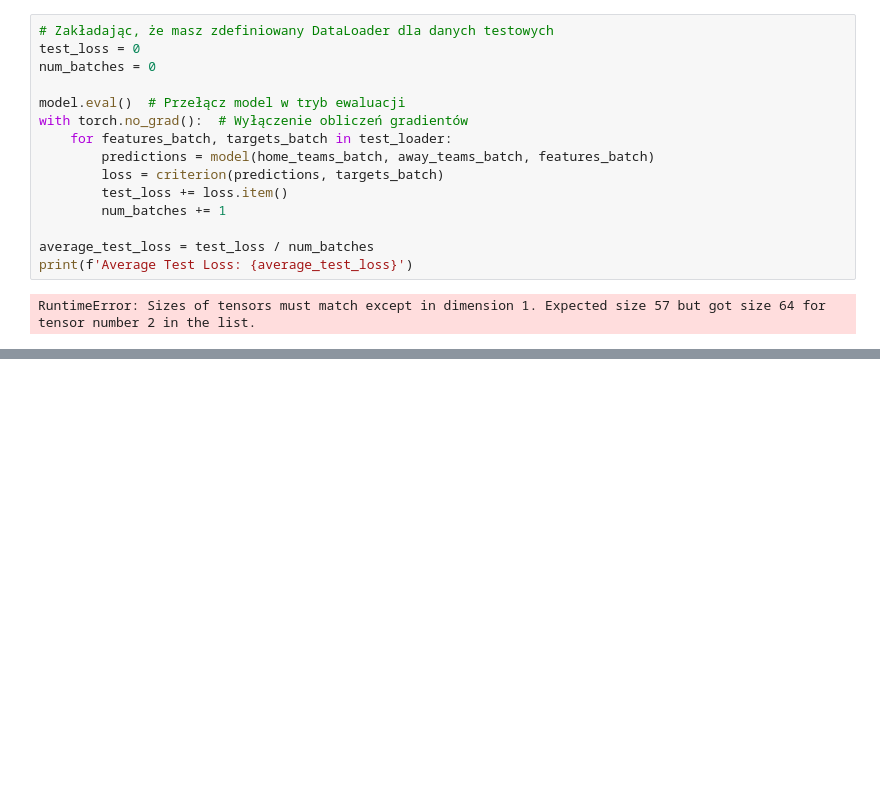
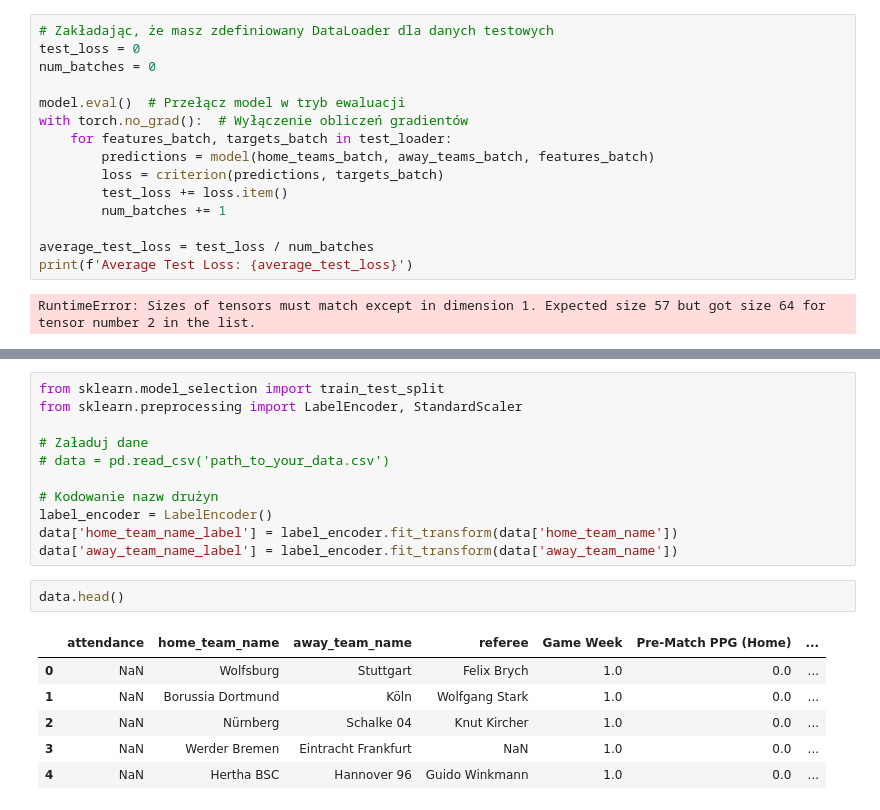
Before and after one commit to lukaszlewickii/football_games_predictor, a Jupyter notebook: data_preparation.ipynb, the cells around one changed output, grey strips where cells are left out. Saved outputs shown, nothing was run; the diff lists cells and outputs as text; blank space fills up the shorter version.

```diff
--- a/data_preparation.ipynb
+++ b/data_preparation.ipynb
@@ -576,0 +638,20 @@ RuntimeError: Sizes of tensors must match except in dimension 1. Expected size 5
+# %%
+from sklearn.model_selection import train_test_split
+from sklearn.preprocessing import LabelEncoder, StandardScaler
+
+# Załaduj dane
+# data = pd.read_csv('path_to_your_data.csv')
+
+# Kodowanie nazw drużyn
+label_encoder = LabelEncoder()
+data['home_team_name_label'] = label_encoder.fit_transform(data['home_team_name'])
+data['away_team_name_label'] = label_encoder.fit_transform(data['away_team_name'])
+# %%
+data.head()
+# %% [output]
+|  | attendance | home_team_name | away_team_name | referee | Game Week | Pre-Match PPG (Home) | ... |
+| 0 | NaN | Wolfsburg | Stuttgart | Felix Brych | 1.0 | 0.0 | ... |
+| 1 | NaN | Borussia Dortmund | Köln | Wolfgang Stark | 1.0 | 0.0 | ... |
+| 2 | NaN | Nürnberg | Schalke 04 | Knut Kircher | 1.0 | 0.0 | ... |
+| 3 | NaN | Werder Bremen | Eintracht Frankfurt | NaN | 1.0 | 0.0 | ... |
+| 4 | NaN | Hertha BSC | Hannover 96 | Guido Winkmann | 1.0 | 0.0 | ... |
```
Also changed, not shown: parts of 51 cells of this notebook.
